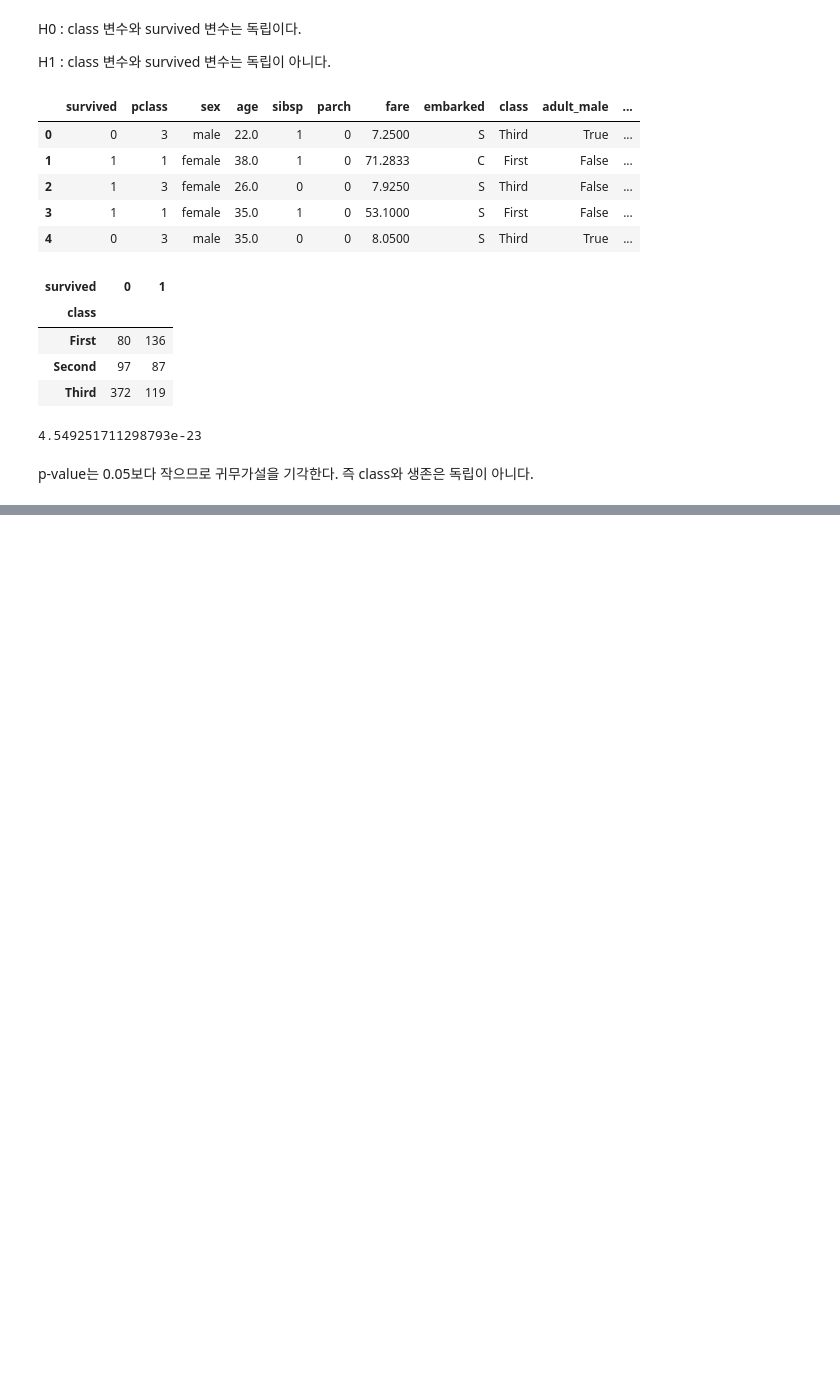
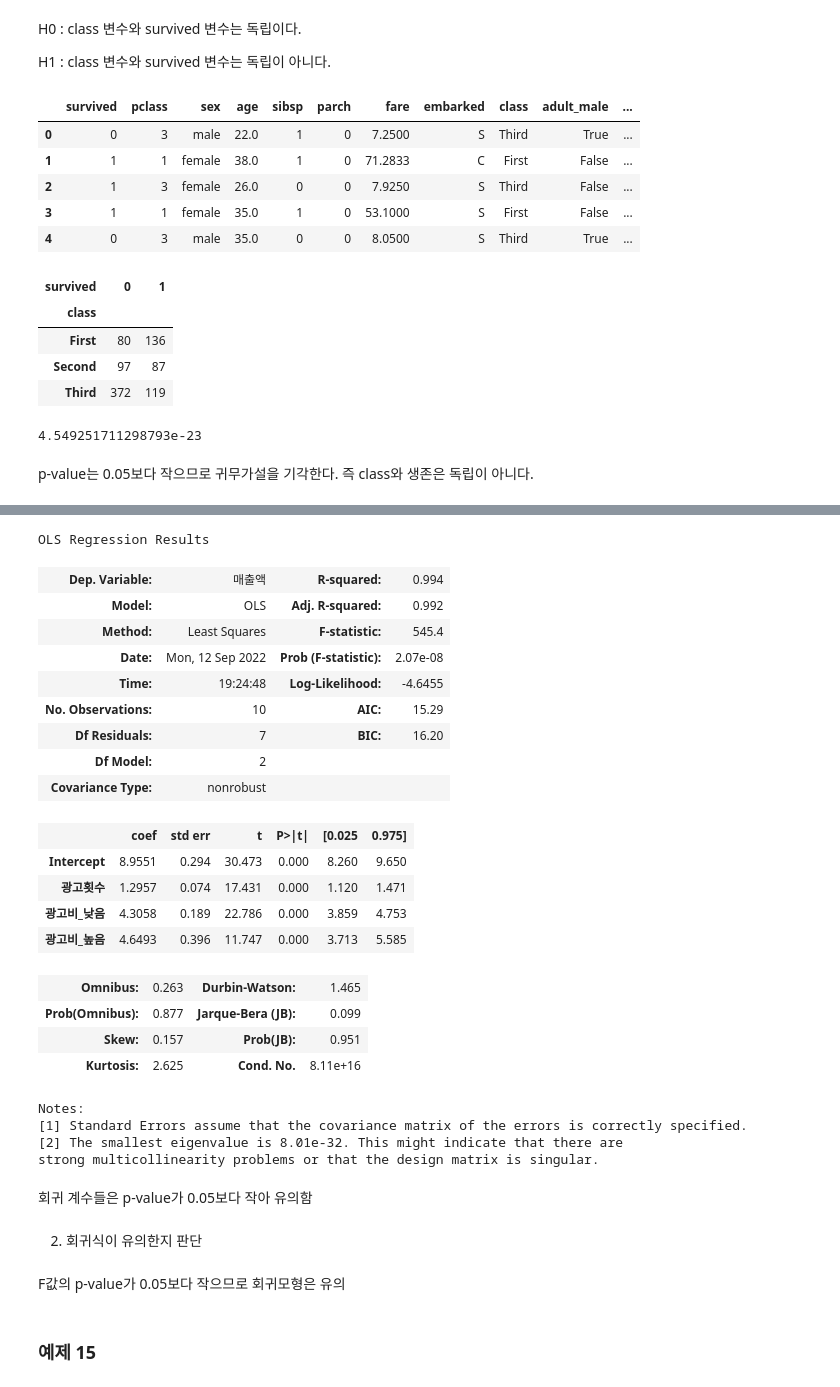
Before and after one commit to teng-ny/ADPStudy, a Jupyter notebook: ADP시험복기/(문제) 여러 기출문제 풀이2.ipynb, the cells around one changed output, grey strips where cells are left out. Saved outputs shown, nothing was run; the diff lists cells and outputs as text; code cells hidden in the pictures; blank space fills up the shorter version.

```diff
--- a/ADP시험복기/(문제) 여러 기출문제 풀이2.ipynb
+++ b/ADP시험복기/(문제) 여러 기출문제 풀이2.ipynb
@@ -386,0 +497,2 @@ p-value는 0.05보다 작으므로 귀무가설을 기각한다. 즉 class와
+# %%
+data=pd.get_dummies(data)
@@ -386,0 +513,40 @@ p-value는 0.05보다 작으므로 귀무가설을 기각한다. 즉 class와
+# %%
+import numpy as np
+import statsmodels.api as sm
+import statsmodels.formula.api as smf
+
+model=smf.ols(formula='매출액 ~광고횟수+광고비_낮음+광고비_높음', data=data)
+result=model.fit()
+result.summary()
+# %% [output]
+OLS Regression Results
+| Dep. Variable: | 매출액 | R-squared: | 0.994 |
+| Model: | OLS | Adj. R-squared: | 0.992 |
+| Method: | Least Squares | F-statistic: | 545.4 |
+| Date: | Mon, 12 Sep 2022 | Prob (F-statistic): | 2.07e-08 |
+| Time: | 19:24:48 | Log-Likelihood: | -4.6455 |
+| No. Observations: | 10 | AIC: | 15.29 |
+| Df Residuals: | 7 | BIC: | 16.20 |
+| Df Model: | 2 |  |  |
+| Covariance Type: | nonrobust |  |  |
+|  | coef | std err | t | P>|t| | [0.025 | 0.975] |
+| Intercept | 8.9551 | 0.294 | 30.473 | 0.000 | 8.260 | 9.650 |
+| 광고횟수 | 1.2957 | 0.074 | 17.431 | 0.000 | 1.120 | 1.471 |
+| 광고비_낮음 | 4.3058 | 0.189 | 22.786 | 0.000 | 3.859 | 4.753 |
+| 광고비_높음 | 4.6493 | 0.396 | 11.747 | 0.000 | 3.713 | 5.585 |
+| Omnibus: | 0.263 | Durbin-Watson: | 1.465 |
+| Prob(Omnibus): | 0.877 | Jarque-Bera (JB): | 0.099 |
+| Skew: | 0.157 | Prob(JB): | 0.951 |
+| Kurtosis: | 2.625 | Cond. No. | 8.11e+16 |
+Notes:
+[1] Standard Errors assume that the covariance matrix of the errors is correctly specified.
+[2] The smallest eigenvalue is 8.01e-32. This might indicate that there are
+strong multicollinearity problems or that the design matrix is singular.
+# %% [markdown]
+회귀 계수들은 p-value가 0.05보다 작아 유의함
+# %% [markdown]
+2. 회귀식이 유의한지 판단
+# %% [markdown]
+F값의 p-value가 0.05보다 작으므로 회귀모형은 유의
+# %% [markdown]
+### 예제 15
```
Also changed, not shown: parts of 28 cells of this notebook.
